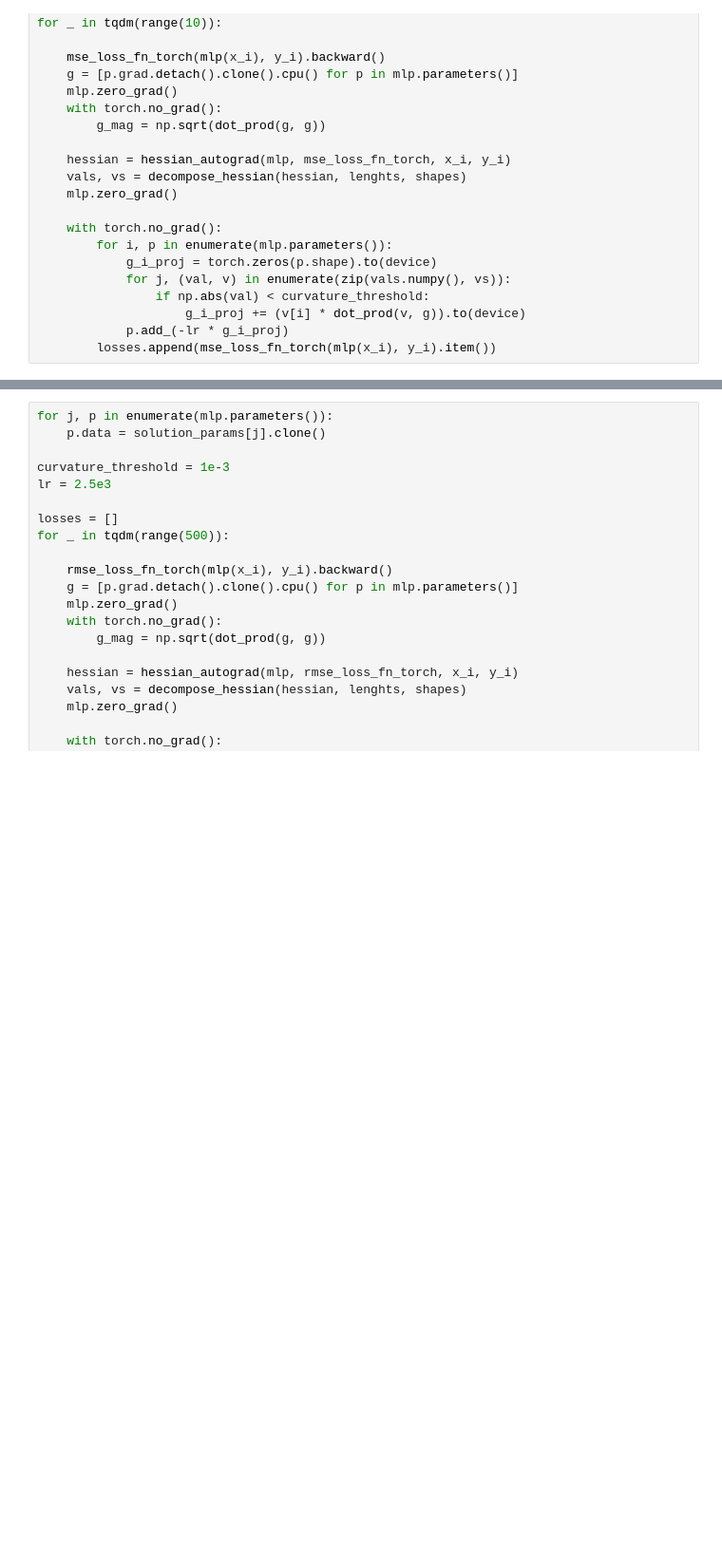
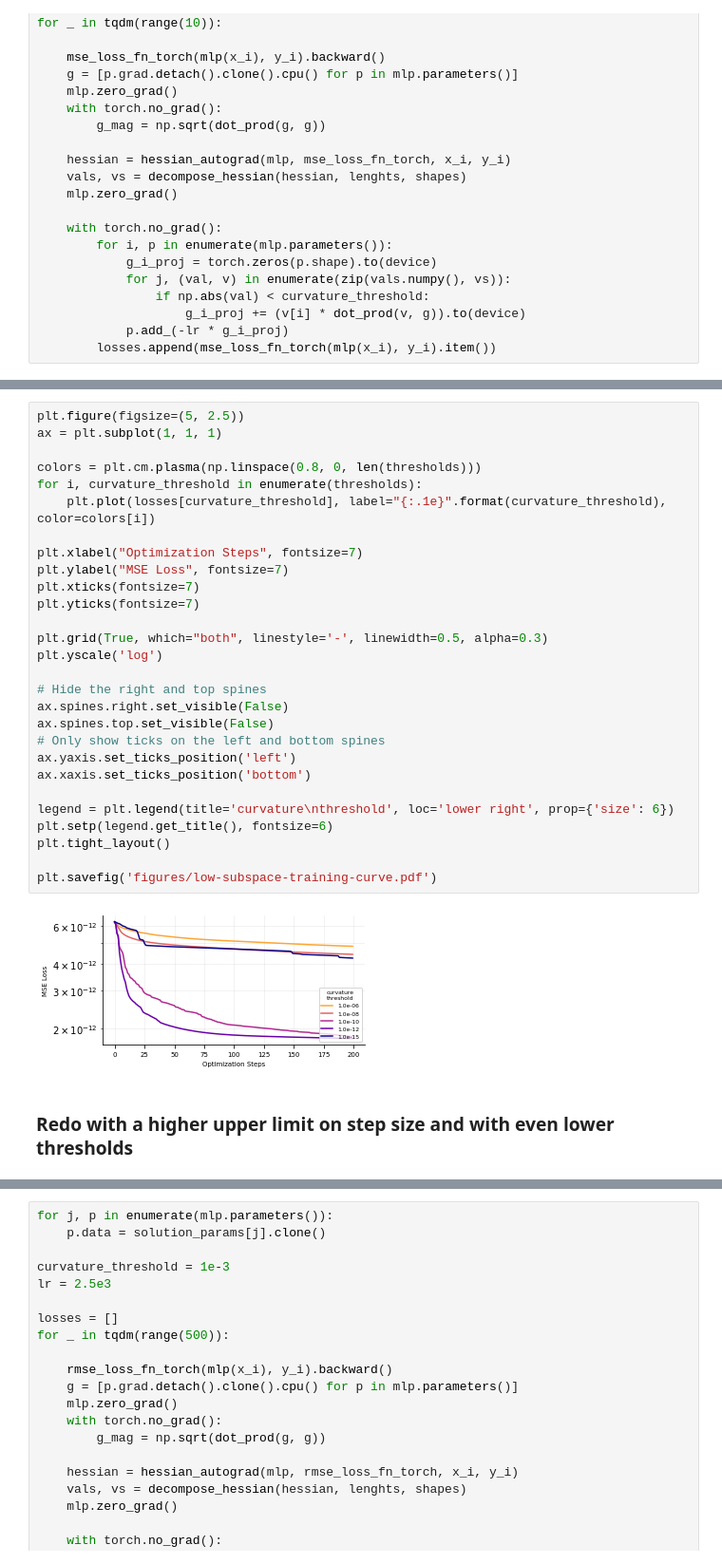
Before and after one commit to ejmichaud/precision-ml, a Jupyter notebook: notebooks/low-curvature-subspace-training-mse.ipynb, the cells around one changed output, grey strips where cells are left out. Shown: that part at 95% size. Drawn from its saved outputs; the diff is of its cells as text; blank space fills up the shorter version.

```diff
--- a/notebooks/low-curvature-subspace-training-mse.ipynb
+++ b/notebooks/low-curvature-subspace-training-mse.ipynb
@@ -585,0 +500,32 @@ losses[1e-16]
+# %%
+plt.figure(figsize=(5, 2.5))
+ax = plt.subplot(1, 1, 1)
+
+colors = plt.cm.plasma(np.linspace(0.8, 0, len(thresholds)))
+for i, curvature_threshold in enumerate(thresholds):
+    plt.plot(losses[curvature_threshold], label="{:.1e}".format(curvature_threshold), color=colors[i])
+
+plt.xlabel("Optimization Steps", fontsize=7)
+plt.ylabel("MSE Loss", fontsize=7)
+plt.xticks(fontsize=7)
+plt.yticks(fontsize=7)
+
+plt.grid(True, which="both", linestyle='-', linewidth=0.5, alpha=0.3)
+plt.yscale('log')
+
+# Hide the right and top spines
+ax.spines.right.set_visible(False)
+ax.spines.top.set_visible(False)
+# Only show ticks on the left and bottom spines
+ax.yaxis.set_ticks_position('left')
+ax.xaxis.set_ticks_position('bottom')
+
+legend = plt.legend(title='curvature\nthreshold', loc='lower right', prop={'size': 6})
+plt.setp(legend.get_title(), fontsize=6)
+plt.tight_layout()
+
+plt.savefig('figures/low-subspace-training-curve.pdf')
+# %% [output]
+[figure, added]
+# %% [markdown]
+### Redo with a higher upper limit on step size and with even lower thresholds
```
Also changed, not shown: parts of 35 cells of this notebook, 12 other files.
